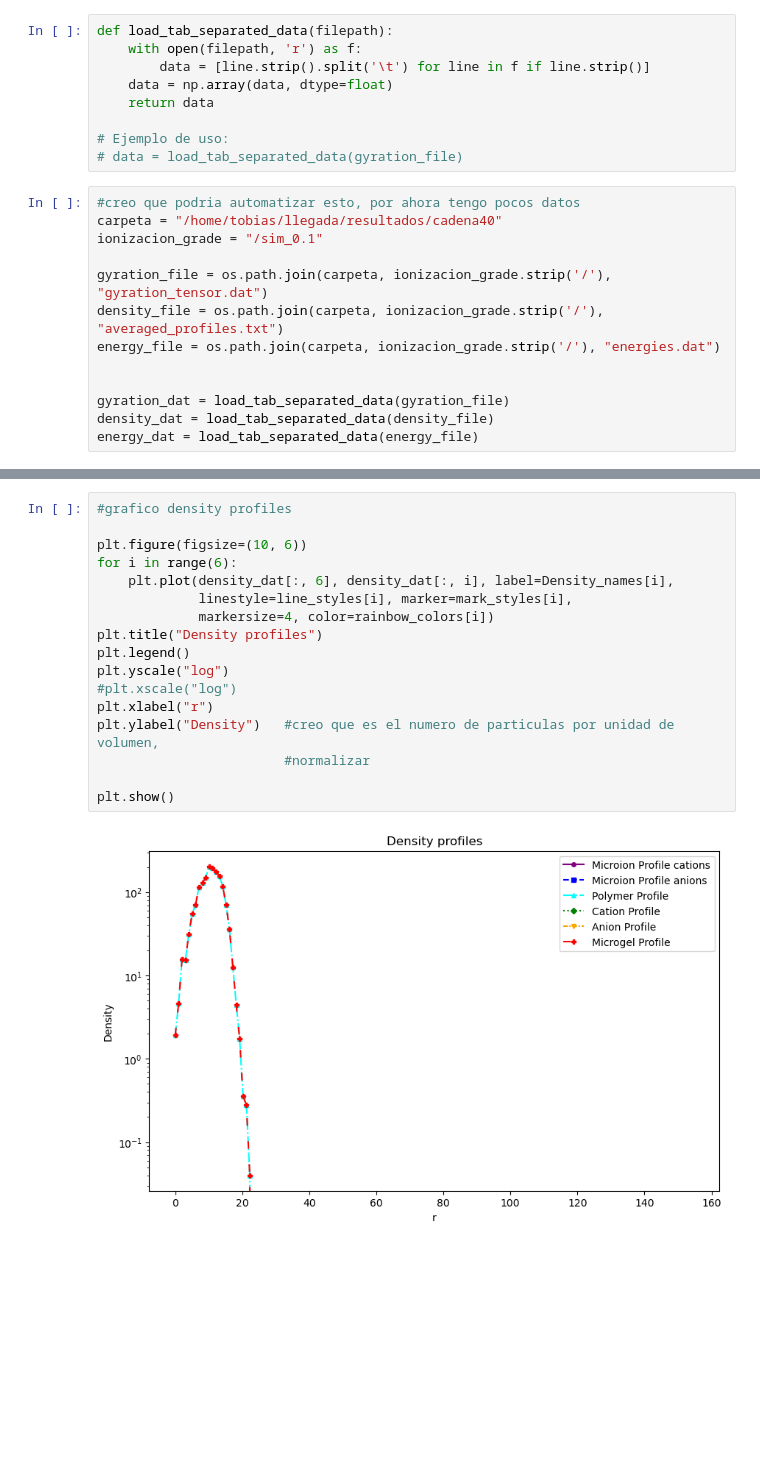
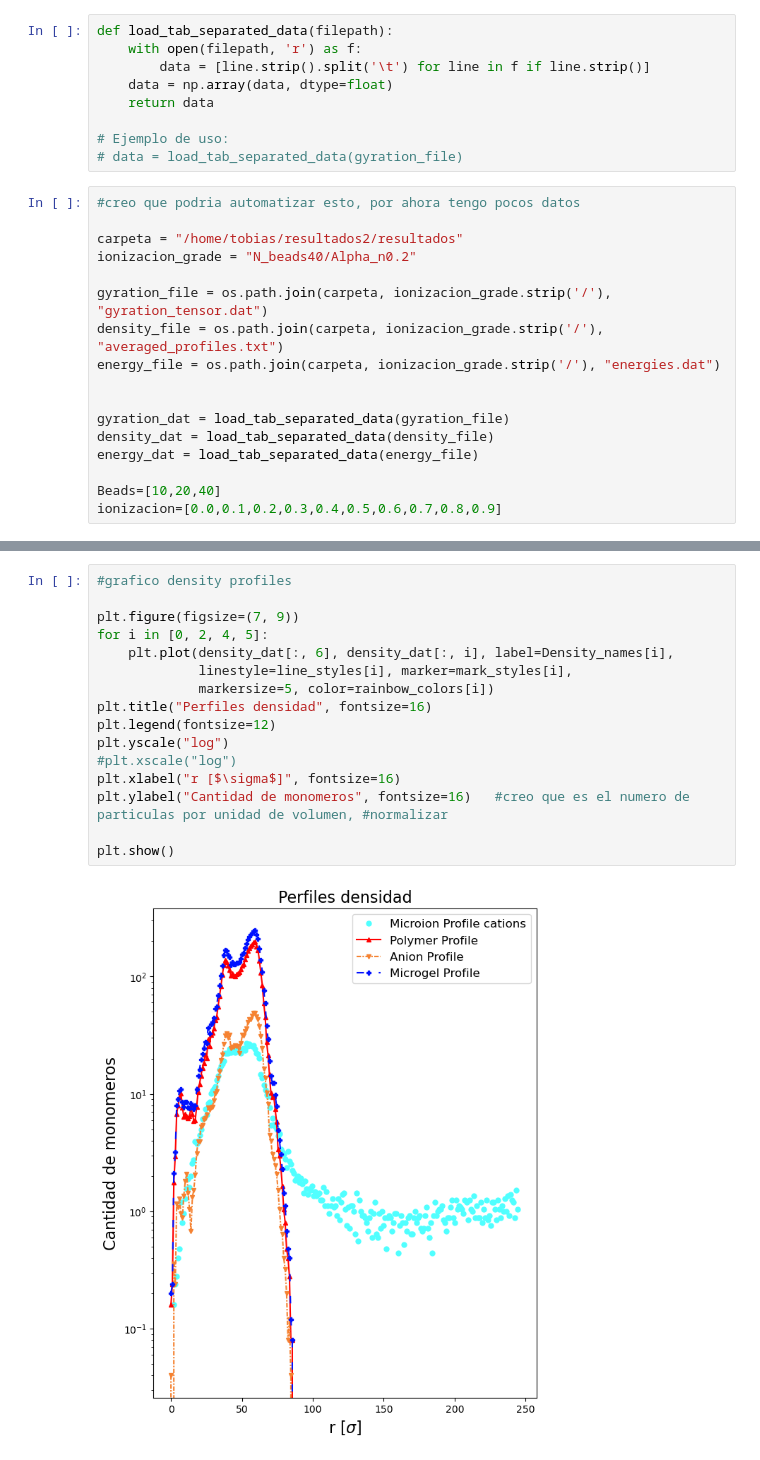
Before and after one commit to totinmc3/microgel_simu, a Jupyter notebook: analysis/graficos.ipynb, the cells around one changed output, grey strips where cells are left out. Drawn from its saved outputs; the diff is of its cells as text; blank space fills up the shorter version.

```diff
--- a/analysis/graficos.ipynb
+++ b/analysis/graficos.ipynb
@@ -13,8 +13,9 @@ def load_tab_separated_data(filepath):
 # data = load_tab_separated_data(gyration_file)
 # %%
 #creo que podria automatizar esto, por ahora tengo pocos datos
-carpeta = "/home/tobias/llegada/resultados/cadena40"
-ionizacion_grade = "/sim_0.1"
+
+carpeta = "/home/tobias/resultados2/resultados"
+ionizacion_grade = "N_beads40/Alpha_n0.2"
 
 gyration_file = os.path.join(carpeta, ionizacion_grade.strip('/'), "gyration_tensor.dat")
 density_file = os.path.join(carpeta, ionizacion_grade.strip('/'), "averaged_profiles.txt")
@@ -24,4 +25,7 @@ energy_file = os.path.join(carpeta, ionizacion_grade.strip('/'), "energies.dat")
 gyration_dat = load_tab_separated_data(gyration_file)
 density_dat = load_tab_separated_data(density_file)
 energy_dat = load_tab_separated_data(energy_file)
+
+Beads=[10,20,40]
+ionizacion=[0.0,0.1,0.2,0.3,0.4,0.5,0.6,0.7,0.8,0.9]
 # %%
@@ -59,22 +69,21 @@ plt.plot
 # %%
 #grafico density profiles
 
-plt.figure(figsize=(10, 6))
-for i in range(6):
+plt.figure(figsize=(7, 9))
+for i in [0, 2, 4, 5]:
     plt.plot(density_dat[:, 6], density_dat[:, i], label=Density_names[i],
              linestyle=line_styles[i], marker=mark_styles[i],
-             markersize=4, color=rainbow_colors[i])
-plt.title("Density profiles")
-plt.legend()
+             markersize=5, color=rainbow_colors[i])
+plt.title("Perfiles densidad", fontsize=16)
+plt.legend(fontsize=12)
 plt.yscale("log")
 #plt.xscale("log")
-plt.xlabel("r")
-plt.ylabel("Density")   #creo que es el numero de particulas por unidad de volumen,
-                        #normalizar
+plt.xlabel("r [$\sigma$]", fontsize=16)
+plt.ylabel("Cantidad de monomeros", fontsize=16)   #creo que es el numero de particulas por unidad de volumen, #normalizar
 
 plt.show()
 # %% [output]
-[figure, old version]
+[figure, new version]
 # %%
 #grafico energias
 
```
Also changed, not shown: parts of 8 cells of this notebook, 5 other files.
